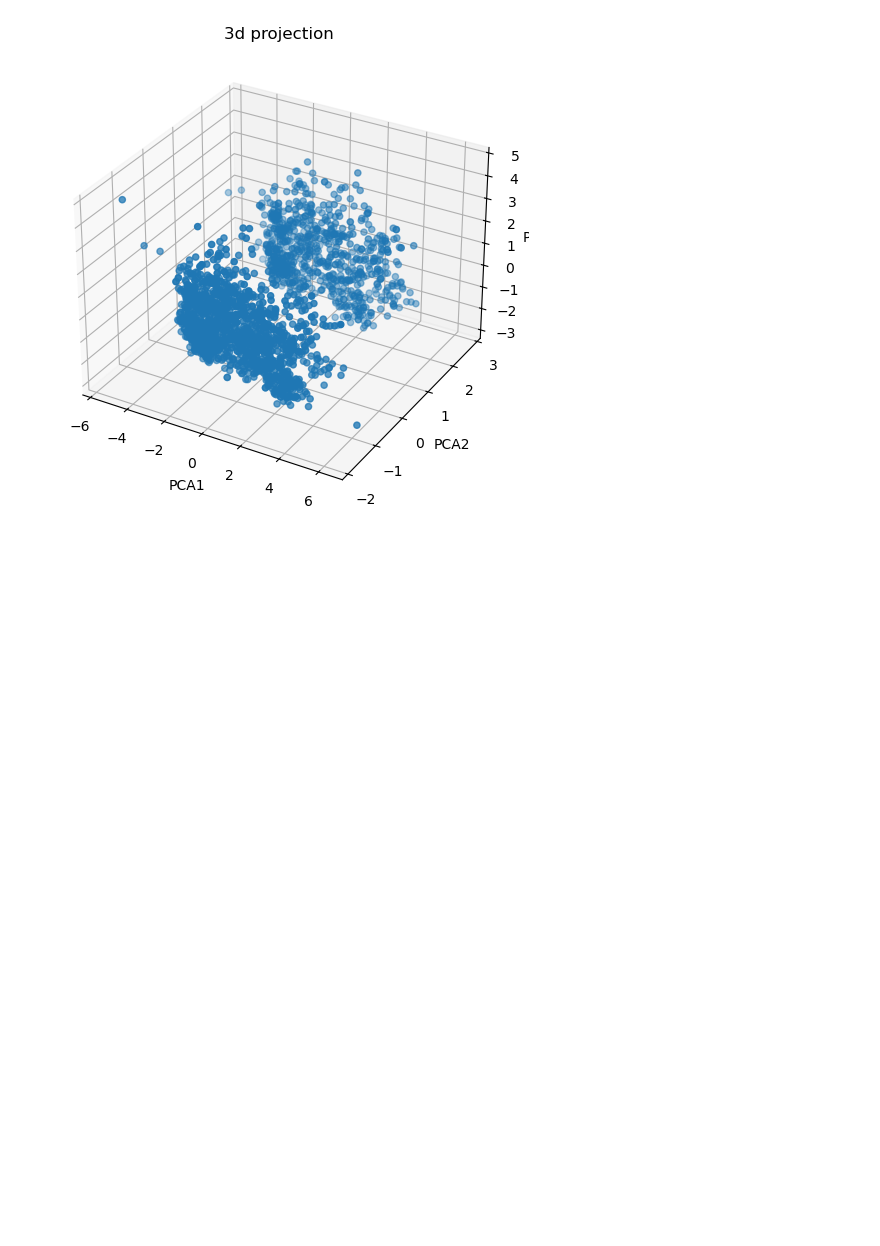
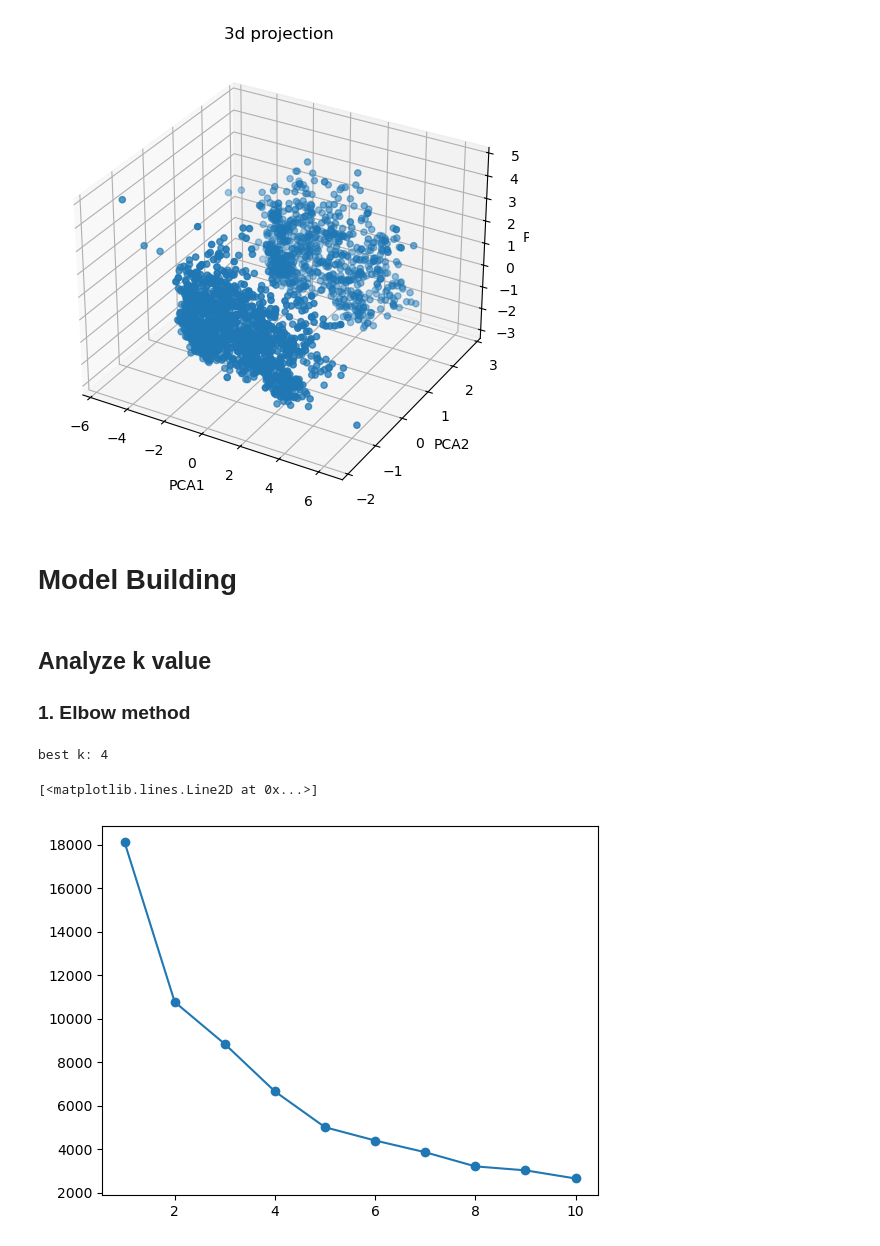
Before and after one commit to saphalkafle77-ai/smartcart_clustering_system, a Jupyter notebook: SmartCart.ipynb, the cells around one changed output. Cells and saved outputs as stored; diff of their text form; code cells hidden in the pictures; blank space fills up the shorter version.

Commit message:
finding k by elbow method

```diff
--- a/SmartCart.ipynb
+++ b/SmartCart.ipynb
@@ -203,3 +203,16 @@ ax.set_title("3d projection")
 # %% [output]
 Text(0.5, 0.92, '3d projection')
 [figure]
+# %% [markdown]
+# Model Building
+# %% [markdown]
+## Analyze k value
+### 1. Elbow method
+# %%
+from sklearn.cluster import KMeans
+from kneed import KneeLocator
+wcss = []
+for k in range(1,11):
+    kmeans = KMeans(n_clusters=k,random_state = 42)
+    kmeans.fit_predict(X_pca)
+    wcss.append(kmeans.inertia_)
@@ -205,0 +222,10 @@ Text(0.5, 0.92, '3d projection')
+# %%
+print("best k:",optimal_k)
+# %% [output]
+best k: 4
+# %%
+#plot
+plt.plot(range(1,11),wcss,marker="o")
+# %% [output]
+[<matplotlib.lines.Line2D at 0x...>]
+[figure, added]
```
Also changed, not shown: parts of 2 cells of this notebook.
